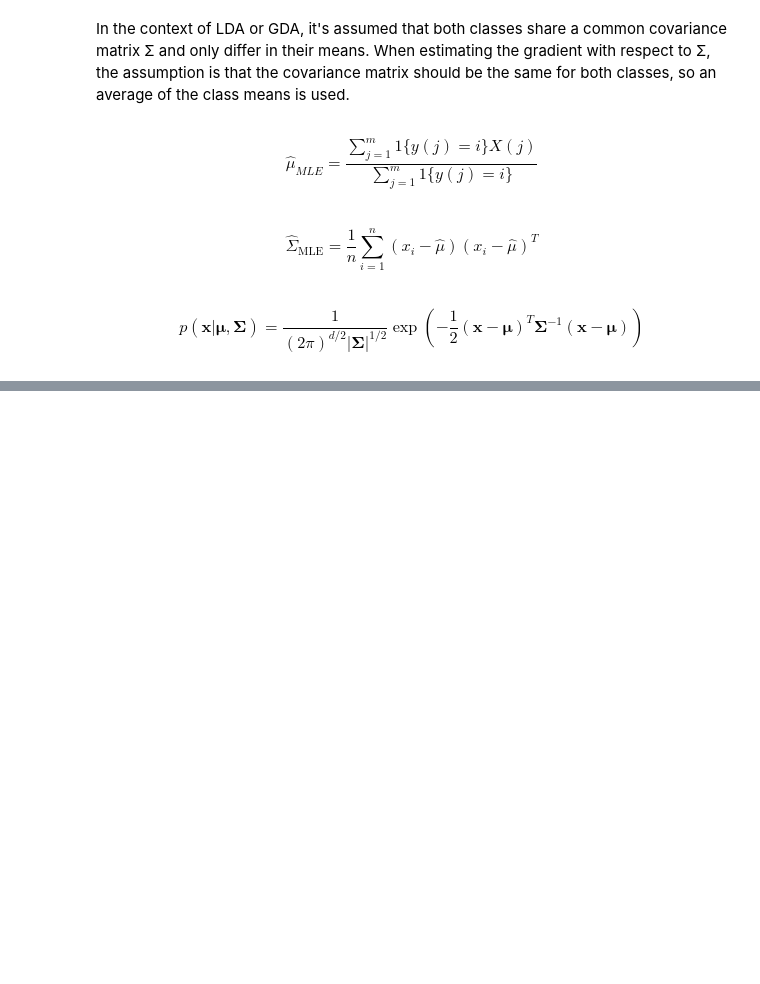
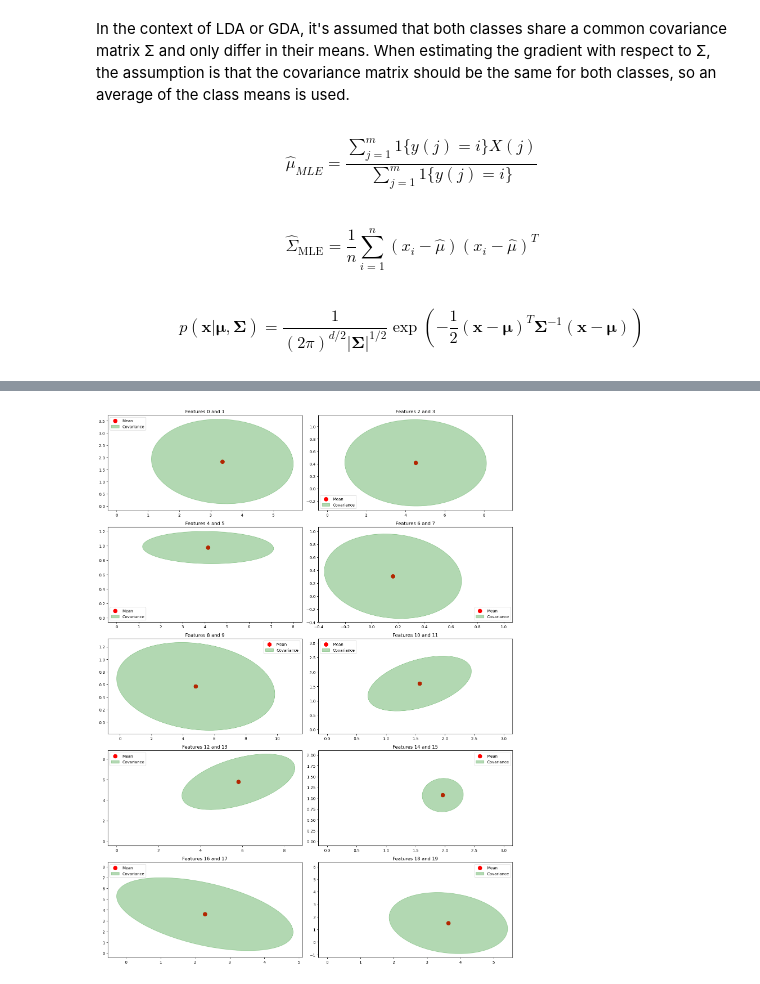
Before and after one commit to itsatefe/Pattern-Recognition, a Jupyter notebook: HW2/Binary Classification using Beyesian Classifier/GLDA_Classifier.ipynb, the cells around one changed output, grey strips where cells are left out. Drawn from its saved outputs; the diff is of its cells as text; code cells hidden in the pictures; blank space fills up the shorter version.

```diff
--- a/HW2/Binary Classification using Beyesian Classifier/GLDA_Classifier.ipynb
+++ b/HW2/Binary Classification using Beyesian Classifier/GLDA_Classifier.ipynb
@@ -353,0 +356,26 @@ Logistic Regression:
+# %%
+feature_combinations = [(0, 1), (2, 3), (4, 5), (6, 7), (8, 9), (10, 11), (12, 13), (14, 15), (16, 17), (18, 19)]
+
+fig, axes = plt.subplots(nrows=5, ncols=2, figsize=(15, 20))
+axes = axes.flatten()
+for i, (feature1, feature2) in enumerate(feature_combinations):
+    selected_features = X_train[:, [feature1, feature2]]
+    sns.scatterplot(x=selected_features[:, 0], y=selected_features[:, 1], ax=axes[i],alpha=0)
+    axes[i].set_title(f'Features {feature1} and {feature2}')
+    mean_x = np.mean(selected_features[:, 0])
+    mean_y = np.mean(selected_features[:, 1])
+    axes[i].scatter(mean_x, mean_y, color='red', marker='o', s=100, label='Mean')
+    covariance_matrix = np.cov(selected_features, rowvar=False)
+    v, w = np.linalg.eigh(covariance_matrix)
+    v = 2.0 * np.sqrt(2.0) * np.sqrt(v)
+    u = w[0] / np.linalg.norm(w[0])
+    angle = np.arctan(u[1] / u[0])
+    angle = 180.0 * angle / np.pi
+    ell = plt.matplotlib.patches.Ellipse([mean_x, mean_y], v[0], v[1], angle=180.0 + angle, color='green', alpha=0.3, label='Covariance')
+    axes[i].add_patch(ell)
+    axes[i].legend()
+
+plt.tight_layout()
+plt.show()
+# %% [output]
+[figure, added]
```
Also changed, not shown: parts of 57 cells of this notebook, 3 other files.
